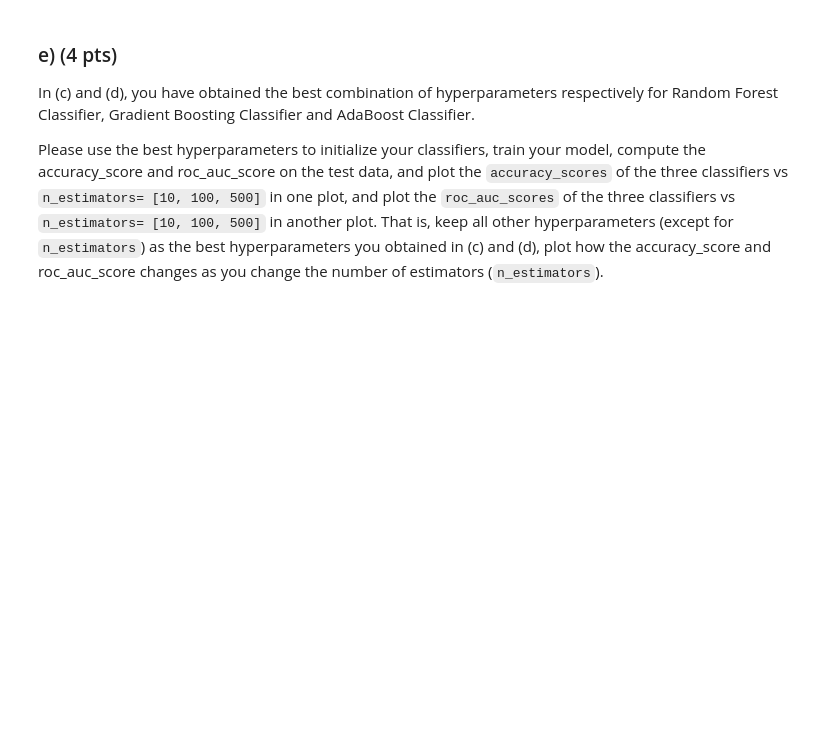
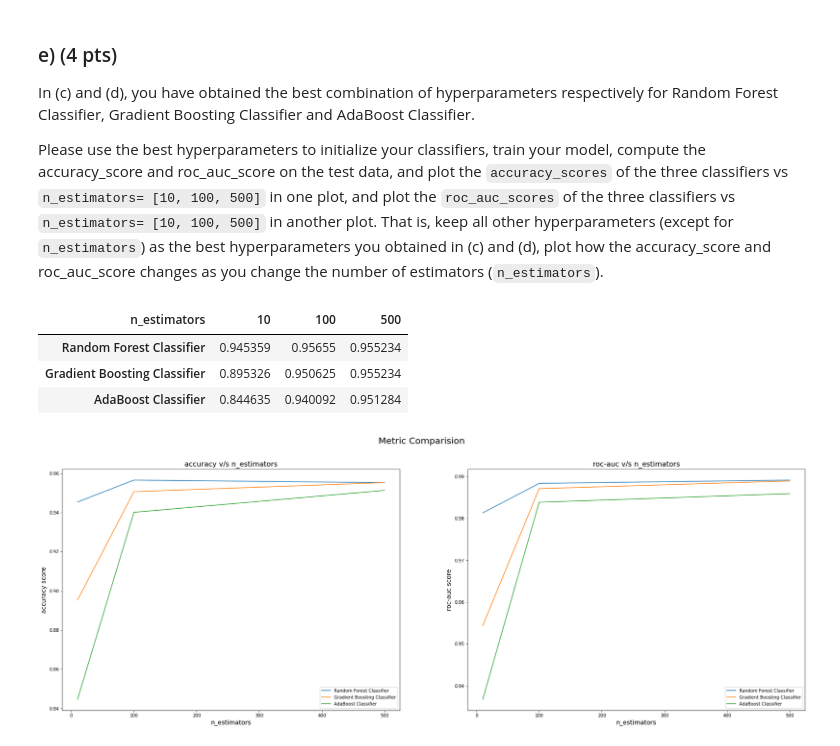
Before and after one commit to rohitashwachaks/MIS-382N-Adv.-Machine-Learning, a Jupyter notebook: assignment/HW5/MIS382N_HW5.ipynb, the cells around one changed output. Saved outputs shown, nothing was run; the diff lists cells and outputs as text; code cells hidden in the pictures; blank space fills up the shorter version.

```diff
--- a/assignment/HW5/MIS382N_HW5.ipynb
+++ b/assignment/HW5/MIS382N_HW5.ipynb
@@ -296,3 +288,59 @@ get_metrics(grid_search_ada_boost)
 In (c) and (d), you have obtained the best combination of hyperparameters respectively for Random Forest Classifier, Gradient Boosting Classifier and AdaBoost Classifier.
 
 Please use the best hyperparameters to initialize your classifiers, train your model, compute the accuracy_score and roc_auc_score on the test data, and plot the `accuracy_scores` of the three classifiers vs `n_estimators= [10, 100, 500]` in one plot, and plot the `roc_auc_scores` of the three classifiers vs `n_estimators= [10, 100, 500]` in another plot. That is, keep all other hyperparameters (except for `n_estimators`) as the best hyperparameters you obtained in (c) and (d), plot how the accuracy_score and roc_auc_score changes as you change the number of estimators (`n_estimators`).
+# %%
+grid_search_ada_boost.best_params_
+
+n_estimators = pd.Series([10,100, 500], name= "n_estimators")
+accuracy = pd.DataFrame(columns= n_estimators)
+roc_auc = pd.DataFrame(columns= n_estimators)
+
+for estimator_count in n_estimators:
+    # Random Forest classifier
+    mdl = random_forest_classifier(n_estimators = estimator_count, criterion = grid_random_forest.best_params_['criterion'])
+    accuracy.loc["Random Forest Classifier", estimator_count], roc_auc.loc["Random Forest Classifier", estimator_count] = get_metrics(model = mdl, verbose = False)
+
+    # Gradient Boosting classifier
+    mdl = GradientBoostingClassifier(
+                                n_estimators = estimator_count,
+                                learning_rate= grid_search_grad_boost.best_params_['learning_rate'],
+                                max_depth= grid_search_grad_boost.best_params_['max_depth'],
+                                random_state= grid_search_grad_boost.best_params_['random_state'],
+                                subsample= grid_search_grad_boost.best_params_['subsample']
+                            )
+    mdl.fit(X = X_train, y= y_train)
+    accuracy.loc["Gradient Boosting Classifier", estimator_count], roc_auc.loc["Gradient Boosting Classifier", estimator_count] = get_metrics(model = mdl, verbose = False)
+
+    # AdaBoost classifier
+    mdl = AdaBoostClassifier(
+                        n_estimators = estimator_count,
+                        learning_rate= grid_search_ada_boost.best_params_['learning_rate'],
+                        random_state= grid_search_ada_boost.best_params_['random_state'],
+                    )
+    mdl.fit(X = X_train, y= y_train)
+    accuracy.loc["AdaBoost Classifier", estimator_count], roc_auc.loc["AdaBoost Classifier", estimator_count] = get_metrics(model = mdl, verbose = False)
+# %% [output]
+| n_estimators | 10 | 100 | 500 |
+| Random Forest Classifier | 0.945359 | 0.95655 | 0.955234 |
+| Gradient Boosting Classifier | 0.895326 | 0.950625 | 0.955234 |
+| AdaBoost Classifier | 0.844635 | 0.940092 | 0.951284 |
+# %%
+fig, ax = plt.subplots(1,2, sharex= True, sharey=False)
+fig.set_size_inches(30, 10,  forward=True)
+
+ax[0].plot(accuracy.T)
+ax[0].legend(accuracy.index)
+ax[0].set_xlabel('n_estimators', fontsize = '14')
+ax[0].set_ylabel('accuracy score', fontsize = '14')
+ax[0].set_title("accuracy v/s n_estimators", fontsize = '16')
+
+ax[1].plot(roc_auc.T)
+ax[1].legend(roc_auc.index)
+ax[1].set_xlabel('n_estimators', fontsize = '14')
+ax[1].set_ylabel('roc-auc score', fontsize = '14')
+ax[1].set_title("roc-auc v/s n_estimators", fontsize = '16')
+
+plt.suptitle("Metric Comparision", fontsize = 20)
+plt.show()
+# %% [output]
+[figure, added]
```
Also changed, not shown: parts of 5 cells of this notebook.
